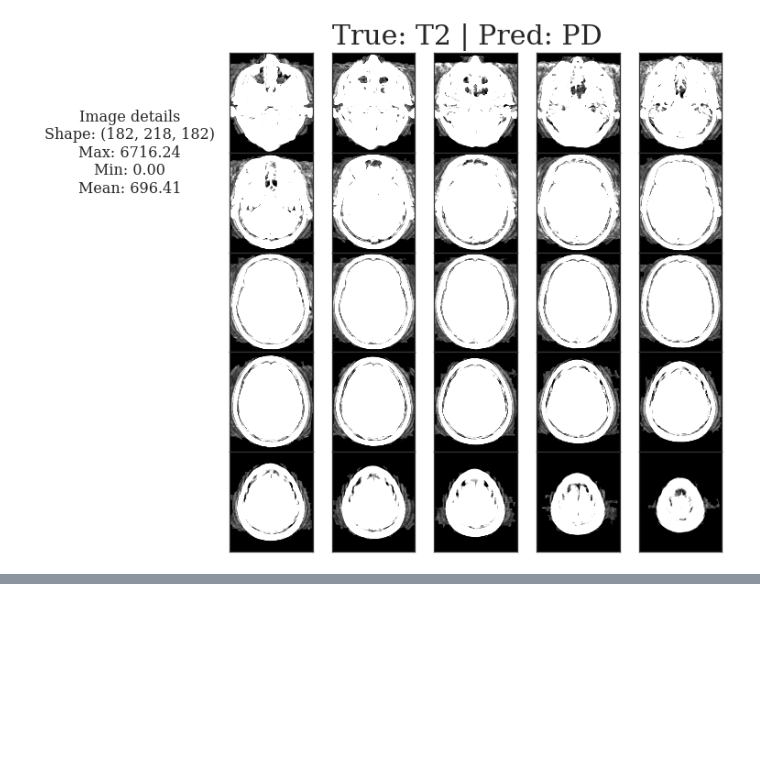
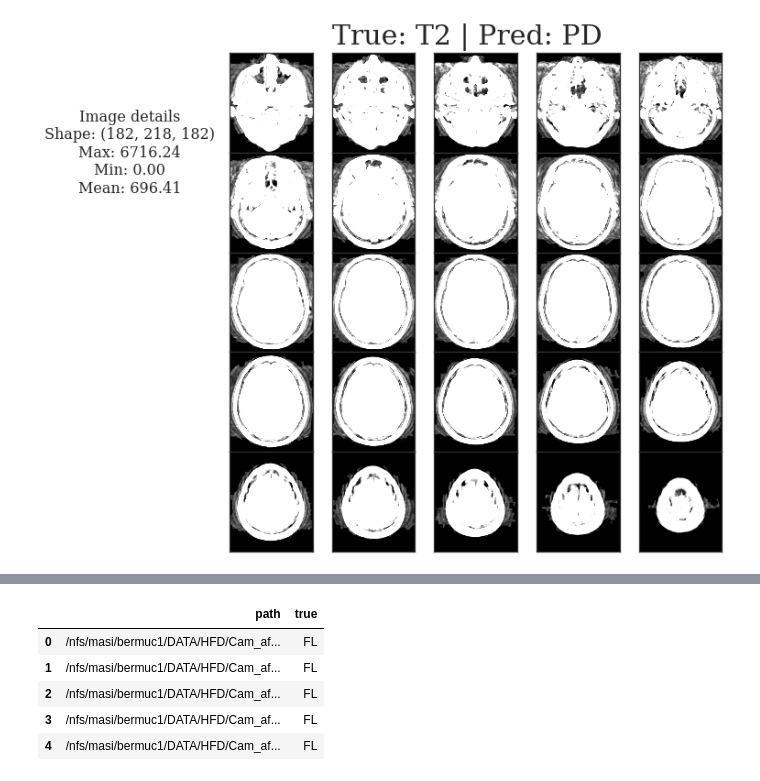
Before and after one commit to sremedios/phinet, a Jupyter notebook: analysis.ipynb, the cells around one changed output, grey strips where cells are left out. Saved outputs shown, nothing was run; the diff lists cells and outputs as text; code cells hidden in the pictures; blank space fills up the shorter version.

```diff
--- a/analysis.ipynb
+++ b/analysis.ipynb
@@ -426,0 +482,11 @@ results/phinet_denoised_approxdef/figures/errors/T2/annotated_montage_ADNI_007_S
+# %%
+aha_FL_df = pd.read_csv(aha_FL_true)[['path']]
+aha_FL_df['true'] = 'FL'
+aha_FL_df.head()
+# %% [output]
+|  | path | true |
+| 0 | /nfs/masi/bermuc1/DATA/HFD/Cam_af... | FL |
+| 1 | /nfs/masi/bermuc1/DATA/HFD/Cam_af... | FL |
+| 2 | /nfs/masi/bermuc1/DATA/HFD/Cam_af... | FL |
+| 3 | /nfs/masi/bermuc1/DATA/HFD/Cam_af... | FL |
+| 4 | /nfs/masi/bermuc1/DATA/HFD/Cam_af... | FL |
```
Also changed, not shown: parts of 22 cells of this notebook.
